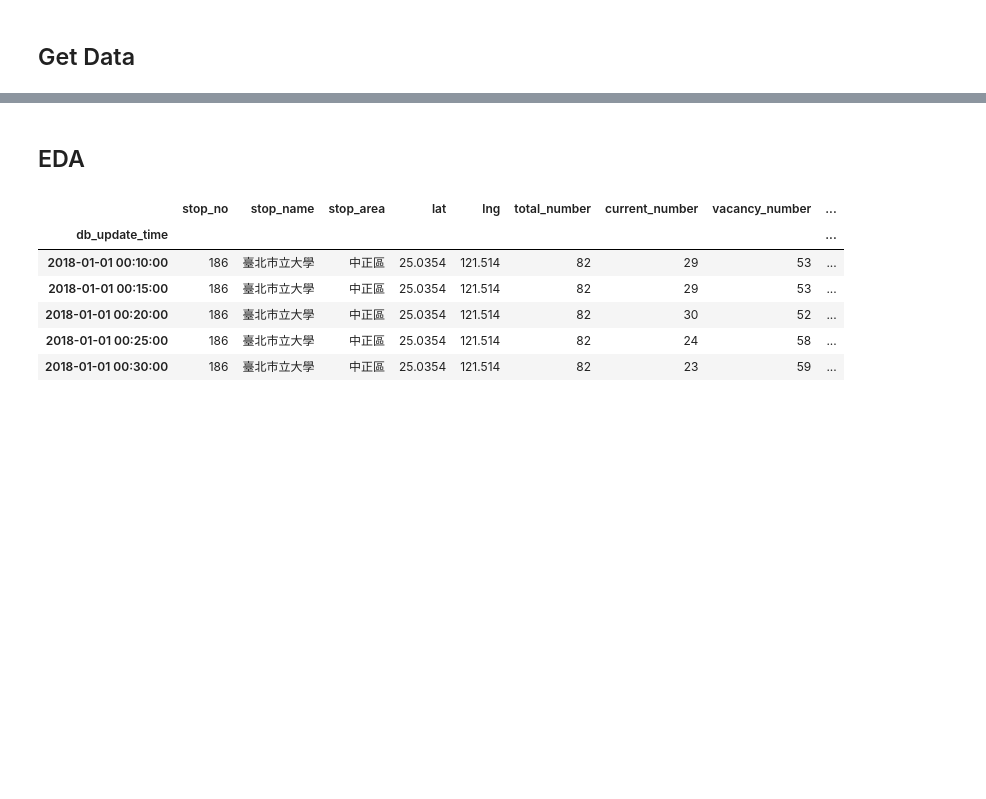
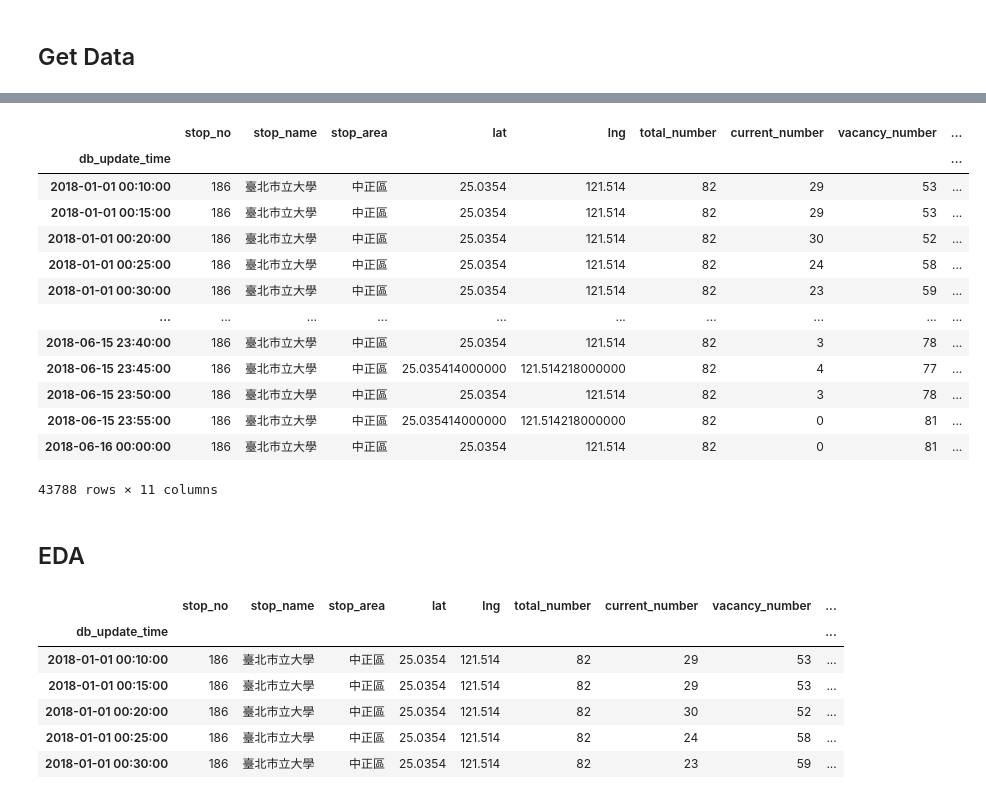
Before and after one commit to cyyeh/ds-portfolios, a Jupyter notebook: projects/youbike/notebooks/1.0-youbike-history-data-eda.ipynb, the cells around one changed output, grey strips where cells are left out. Saved outputs shown, nothing was run; the diff lists cells and outputs as text; code cells hidden in the pictures; blank space fills up the shorter version.

```diff
--- a/projects/youbike/notebooks/1.0-youbike-history-data-eda.ipynb
+++ b/projects/youbike/notebooks/1.0-youbike-history-data-eda.ipynb
@@ -98,6 +100,8 @@ def get_youbike_history_data(stop_no=None):
   df = df[FIELDS_TO_KEEP]
   df['db_update_time'] = pd.to_datetime(df['db_update_time'])
   df = df[df['status'] == 1] # enabled
+  df['weekday'] = df['db_update_time'].dt.weekday
+  df['is_weekend'] = (df['weekday'] == 5) | (df['weekday'] == 6)
 
   if stop_no:
     df = (df[df['stop_no'] == stop_no]
@@ -111,3 +115,20 @@ def get_youbike_history_data(stop_no=None):
   return df
 # %%
 df = get_youbike_history_data(stop_no=186) #台北市立大學
+# %%
+df
+# %% [output]
+|  | stop_no | stop_name | stop_area | lat | lng | total_number | current_number | vacancy_number | ... |
+| db_update_time |  |  |  |  |  |  |  |  | ... |
+| 2018-01-01 00:10:00 | 186 | 臺北市立大學 | 中正區 | 25.0354 | 121.514 | 82 | 29 | 53 | ... |
+| 2018-01-01 00:15:00 | 186 | 臺北市立大學 | 中正區 | 25.0354 | 121.514 | 82 | 29 | 53 | ... |
+| 2018-01-01 00:20:00 | 186 | 臺北市立大學 | 中正區 | 25.0354 | 121.514 | 82 | 30 | 52 | ... |
+| 2018-01-01 00:25:00 | 186 | 臺北市立大學 | 中正區 | 25.0354 | 121.514 | 82 | 24 | 58 | ... |
+| 2018-01-01 00:30:00 | 186 | 臺北市立大學 | 中正區 | 25.0354 | 121.514 | 82 | 23 | 59 | ... |
+| ... | ... | ... | ... | ... | ... | ... | ... | ... | ... |
+| 2018-06-15 23:40:00 | 186 | 臺北市立大學 | 中正區 | 25.0354 | 121.514 | 82 | 3 | 78 | ... |
+| 2018-06-15 23:45:00 | 186 | 臺北市立大學 | 中正區 | 25.035414000000 | 121.514218000000 | 82 | 4 | 77 | ... |
+| 2018-06-15 23:50:00 | 186 | 臺北市立大學 | 中正區 | 25.0354 | 121.514 | 82 | 3 | 78 | ... |
+| 2018-06-15 23:55:00 | 186 | 臺北市立大學 | 中正區 | 25.035414000000 | 121.514218000000 | 82 | 0 | 81 | ... |
+| 2018-06-16 00:00:00 | 186 | 臺北市立大學 | 中正區 | 25.0354 | 121.514 | 82 | 0 | 81 | ... |
+43788 rows × 11 columns
```
Also changed, not shown: parts of 5 cells of this notebook, 2 other files.
